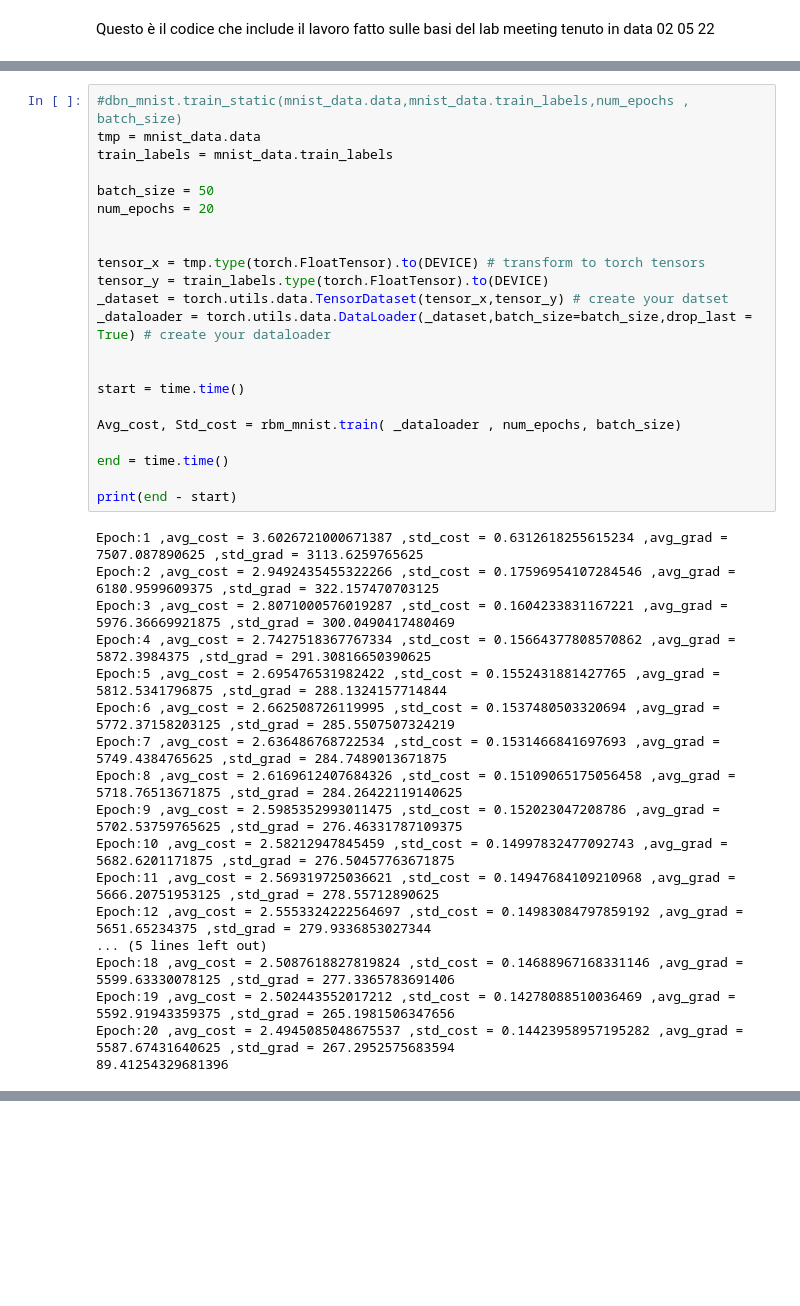
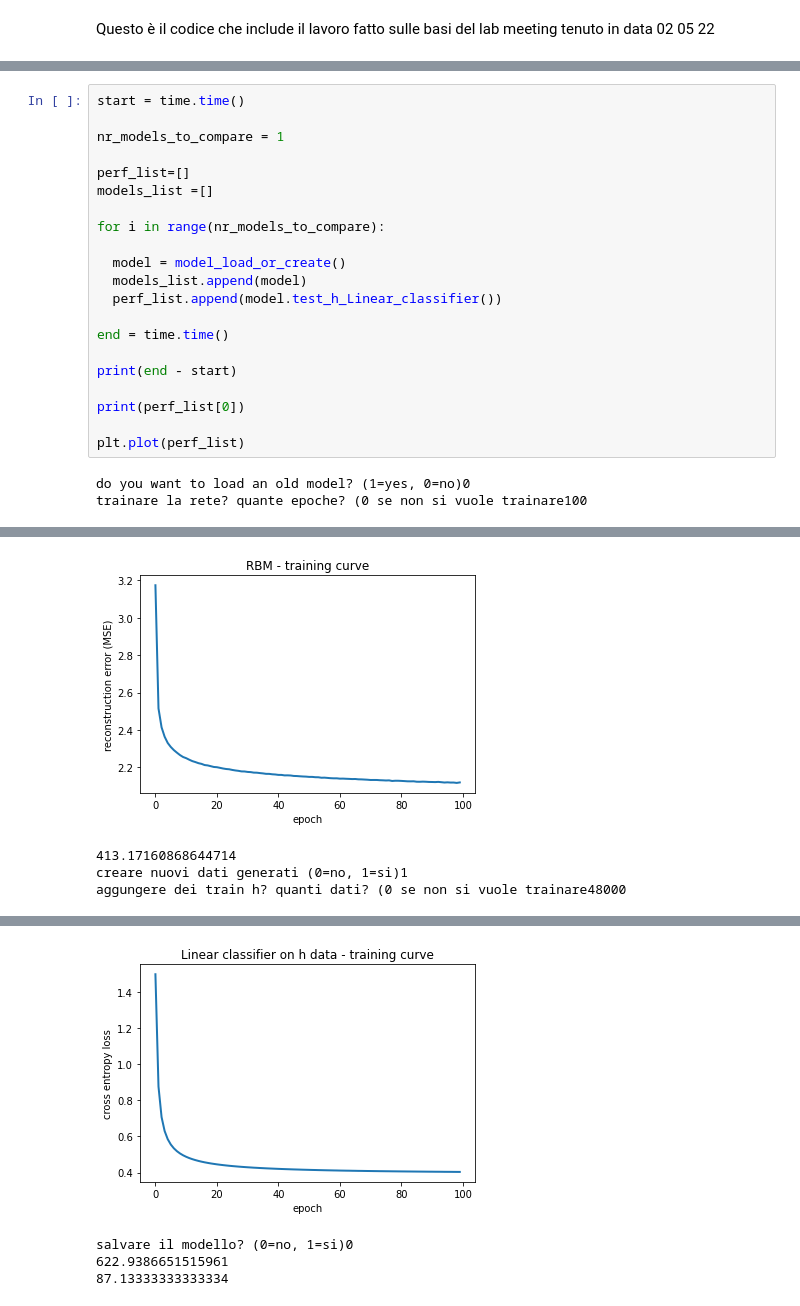
Before and after one commit to LorenzoTausani/DBN, a Jupyter notebook: RBM_generation.ipynb, the cells around one changed output, grey strips where cells are left out. Drawn from its saved outputs; the diff is of its cells as text; blank space fills up the shorter version.

```diff
--- a/RBM_generation.ipynb
+++ b/RBM_generation.ipynb
@@ -136,40 +192,24 @@ rbm_mnist = RBM(visible_units=28*28 ,
-# %%
-#dbn_mnist.train_static(mnist_data.data,mnist_data.train_labels,num_epochs , batch_size)
-tmp = mnist_data.data
-train_labels = mnist_data.train_labels
-
-batch_size = 50
-num_epochs = 20
-
-
-tensor_x = tmp.type(torch.FloatTensor).to(DEVICE) # transform to torch tensors
-tensor_y = train_labels.type(torch.FloatTensor).to(DEVICE)
-_dataset = torch.utils.data.TensorDataset(tensor_x,tensor_y) # create your datset
-_dataloader = torch.utils.data.DataLoader(_dataset,batch_size=batch_size,drop_last = True) # create your dataloader
-
-
-start = time.time()
-
-Avg_cost, Std_cost = rbm_mnist.train( _dataloader , num_epochs, batch_size)
-
-end = time.time()
-
-print(end - start)
-# %% [output]
-Epoch:1 ,avg_cost = 3.6026721000671387 ,std_cost = 0.6312618255615234 ,avg_grad = 7507.087890625 ,std_grad = 3113.6259765625
-Epoch:2 ,avg_cost = 2.9492435455322266 ,std_cost = 0.17596954107284546 ,avg_grad = 6180.9599609375 ,std_grad = 322.157470703125
-Epoch:3 ,avg_cost = 2.8071000576019287 ,std_cost = 0.1604233831167221 ,avg_grad = 5976.36669921875 ,std_grad = 300.0490417480469
-Epoch:4 ,avg_cost = 2.7427518367767334 ,std_cost = 0.15664377808570862 ,avg_grad = 5872.3984375 ,std_grad = 291.30816650390625
-Epoch:5 ,avg_cost = 2.695476531982422 ,std_cost = 0.1552431881427765 ,avg_grad = 5812.5341796875 ,std_grad = 288.1324157714844
-Epoch:6 ,avg_cost = 2.662508726119995 ,std_cost = 0.1537480503320694 ,avg_grad = 5772.37158203125 ,std_grad = 285.5507507324219
-Epoch:7 ,avg_cost = 2.636486768722534 ,std_cost = 0.1531466841697693 ,avg_grad = 5749.4384765625 ,std_grad = 284.7489013671875
-Epoch:8 ,avg_cost = 2.6169612407684326 ,std_cost = 0.15109065175056458 ,avg_grad = 5718.76513671875 ,std_grad = 284.26422119140625
-Epoch:9 ,avg_cost = 2.5985352993011475 ,std_cost = 0.152023047208786 ,avg_grad = 5702.53759765625 ,std_grad = 276.46331787109375
-Epoch:10 ,avg_cost = 2.58212947845459 ,std_cost = 0.14997832477092743 ,avg_grad = 5682.6201171875 ,std_grad = 276.50457763671875
-Epoch:11 ,avg_cost = 2.569319725036621 ,std_cost = 0.14947684109210968 ,avg_grad = 5666.20751953125 ,std_grad = 278.55712890625
-Epoch:12 ,avg_cost = 2.5553324222564697 ,std_cost = 0.14983084797859192 ,avg_grad = 5651.65234375 ,std_grad = 279.9336853027344
-... (5 lines left out)
-Epoch:18 ,avg_cost = 2.5087618827819824 ,std_cost = 0.14688967168331146 ,avg_grad = 5599.63330078125 ,std_grad = 277.3365783691406
-Epoch:19 ,avg_cost = 2.502443552017212 ,std_cost = 0.14278088510036469 ,avg_grad = 5592.91943359375 ,std_grad = 265.1981506347656
-Epoch:20 ,avg_cost = 2.4945085048675537 ,std_cost = 0.14423958957195282 ,avg_grad = 5587.67431640625 ,std_grad = 267.2952575683594
-89.41254329681396
+# %%
+start = time.time()
+
+nr_models_to_compare = 1
+
+perf_list=[]
+models_list =[]
+
+for i in range(nr_models_to_compare):
+
+  model = model_load_or_create()
+  models_list.append(model)
+  perf_list.append(model.test_h_Linear_classifier())
+
+end = time.time()
+
+print(end - start)
+
+print(perf_list[0])
+
+plt.plot(perf_list)
+# %% [output]
+do you want to load an old model? (1=yes, 0=no)0
+trainare la rete? quante epoche? (0 se non si vuole trainare100
@@ -175,0 +233,4 @@ Epoch:20 ,avg_cost = 2.4945085048675537 ,std_cost = 0.14423958957195282 ,avg_gra
+[figure, added]
+413.17160868644714
+creare nuovi dati generati (0=no, 1=si)1
+aggungere dei train h? quanti dati? (0 se non si vuole trainare48000
@@ -175,0 +254,4 @@ Epoch:20 ,avg_cost = 2.4945085048675537 ,std_cost = 0.14423958957195282 ,avg_gra
+[figure, added]
+salvare il modello? (0=no, 1=si)0
+622.9386651515961
+87.13333333333334
```
Also changed, not shown: parts of 24 cells of this notebook.
